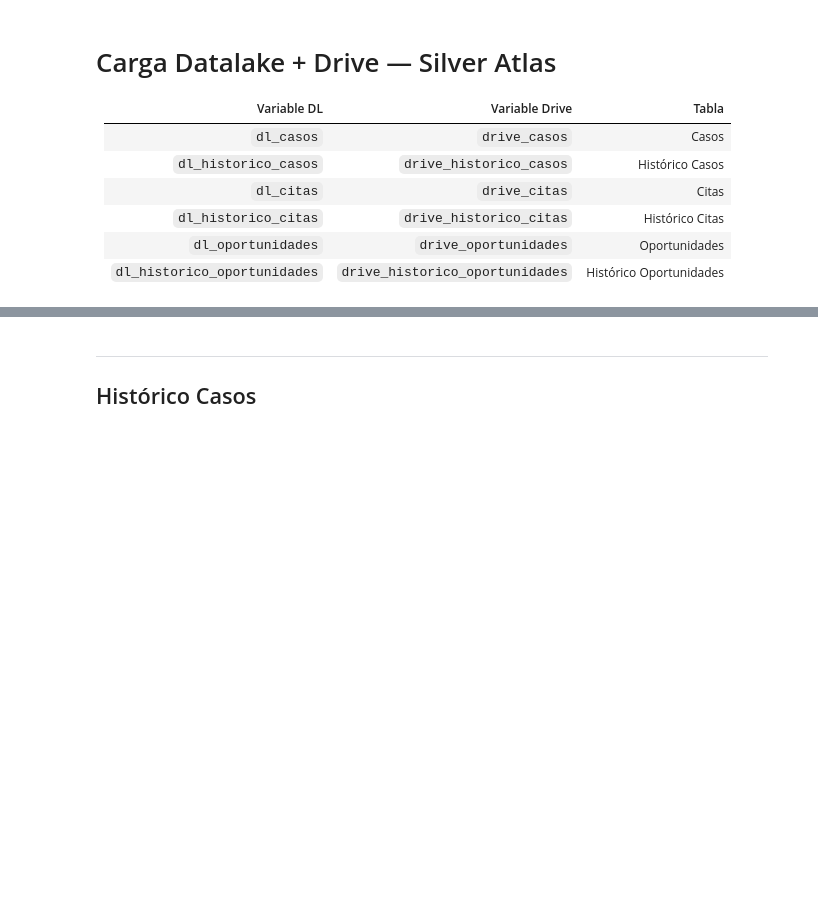
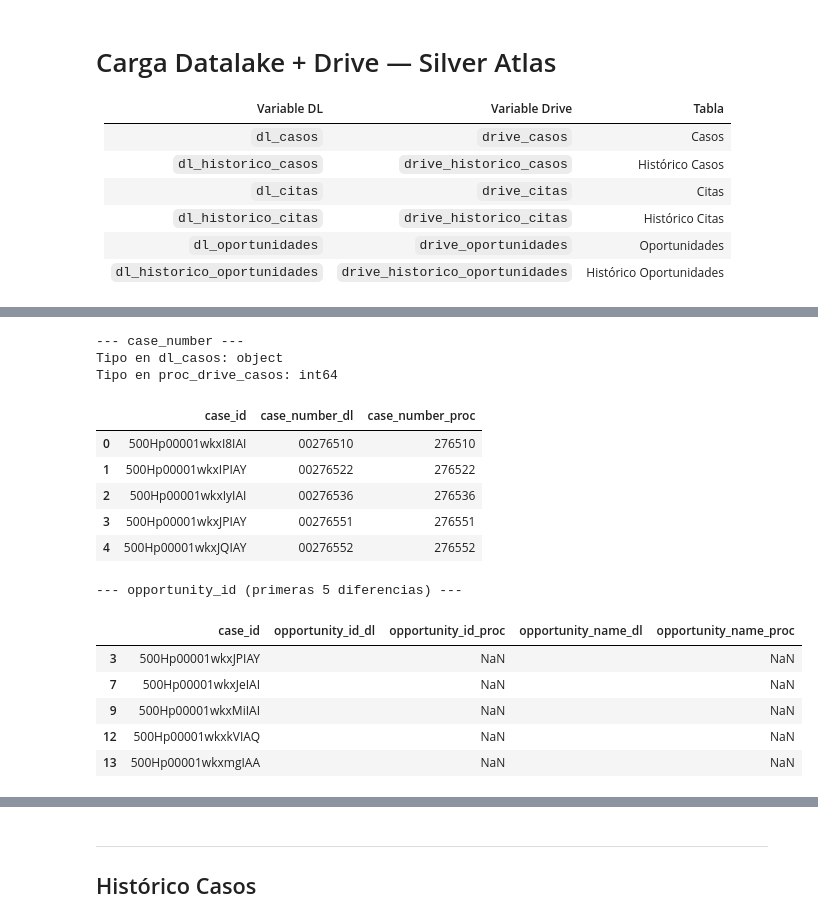
Before and after one commit to rene-aum/Atlas, a Jupyter notebook: CasosDeUso/CasosErick/carga_datalake.ipynb, the cells around one changed output, grey strips where cells are left out. Cells and saved outputs as stored; diff of their text form; code cells hidden in the pictures; blank space fills up the shorter version.

Commit message:
Casos

```diff
--- a/CasosDeUso/CasosErick/carga_datalake.ipynb
+++ b/CasosDeUso/CasosErick/carga_datalake.ipynb
@@ -90,0 +162,8 @@ print(f'proc_drive_casos: {len(proc_drive_casos):,} filas  |  {proc_drive_casos.
+# %%
+# Columnas comunes que existen en ambos DataFrames (excluyendo case_id y processing_date)
+cols_a_comparar = [
+    c for c in dl_casos.columns
+    if c in proc_drive_casos.columns and c not in ['case_id', 'processing_date']
+]
+
+print("Columnas que se van a comparar:", cols_a_comparar)
@@ -90,0 +172,18 @@ print(f'proc_drive_casos: {len(proc_drive_casos):,} filas  |  {proc_drive_casos.
+# %%
+# Unir ambos DataFrames usando la llave case_id
+df_comp = dl_casos[['case_id'] + cols_a_comparar].merge(
+    proc_drive_casos[['case_id'] + cols_a_comparar],
+    on='case_id',
+    suffixes=('_dl', '_proc')
+)
+
+# Comparar columna por columna
+for col in cols_a_comparar:
+    val_dl = df_comp[f'{col}_dl']
+    val_proc = df_comp[f'{col}_proc']
+
+    # Es diferente si los valores no coinciden Y al menos uno no es nulo
+    diferencias = (val_dl != val_proc) & ~(val_dl.isna() & val_proc.isna())
+    total_dif = diferencias.sum()
+
+    print(f"Columna '{col}': {total_dif} diferencias")
@@ -90,0 +202,31 @@ print(f'proc_drive_casos: {len(proc_drive_casos):,} filas  |  {proc_drive_casos.
+# %%
+# 1. Inspeccionar discrepancia en case_number
+print("--- case_number ---")
+print("Tipo en dl_casos:", dl_casos['case_number'].dtype)
+print("Tipo en proc_drive_casos:", proc_drive_casos['case_number'].dtype)
+display(df_comp[['case_id', 'case_number_dl', 'case_number_proc']].head())
+
+# 2. Inspeccionar discrepancia en opportunity_id
+print("\n--- opportunity_id (primeras 5 diferencias) ---")
+dif_opp = df_comp[
+    (df_comp['opportunity_id_dl'] != df_comp['opportunity_id_proc']) &
+    ~(df_comp['opportunity_id_dl'].isna() & df_comp['opportunity_id_proc'].isna())
+]
+display(dif_opp[['case_id', 'opportunity_id_dl', 'opportunity_id_proc', 'opportunity_name_dl', 'opportunity_name_proc']].head())
+# %% [output]
+--- case_number ---
+Tipo en dl_casos: object
+Tipo en proc_drive_casos: int64
+|  | case_id | case_number_dl | case_number_proc |
+| 0 | 500Hp00001wkxI8IAI | 00276510 | 276510 |
+| 1 | 500Hp00001wkxIPIAY | 00276522 | 276522 |
+| 2 | 500Hp00001wkxIyIAI | 00276536 | 276536 |
+| 3 | 500Hp00001wkxJPIAY | 00276551 | 276551 |
+| 4 | 500Hp00001wkxJQIAY | 00276552 | 276552 |
+--- opportunity_id (primeras 5 diferencias) ---
+|  | case_id | opportunity_id_dl | opportunity_id_proc | opportunity_name_dl | opportunity_name_proc |
+| 3 | 500Hp00001wkxJPIAY |  | NaN |  | NaN |
+| 7 | 500Hp00001wkxJeIAI |  | NaN |  | NaN |
+| 9 | 500Hp00001wkxMiIAI |  | NaN |  | NaN |
+| 12 | 500Hp00001wkxkVIAQ |  | NaN |  | NaN |
+| 13 | 500Hp00001wkxmgIAA |  | NaN |  | NaN |
```
Also changed, not shown: parts of 18 cells of this notebook.
